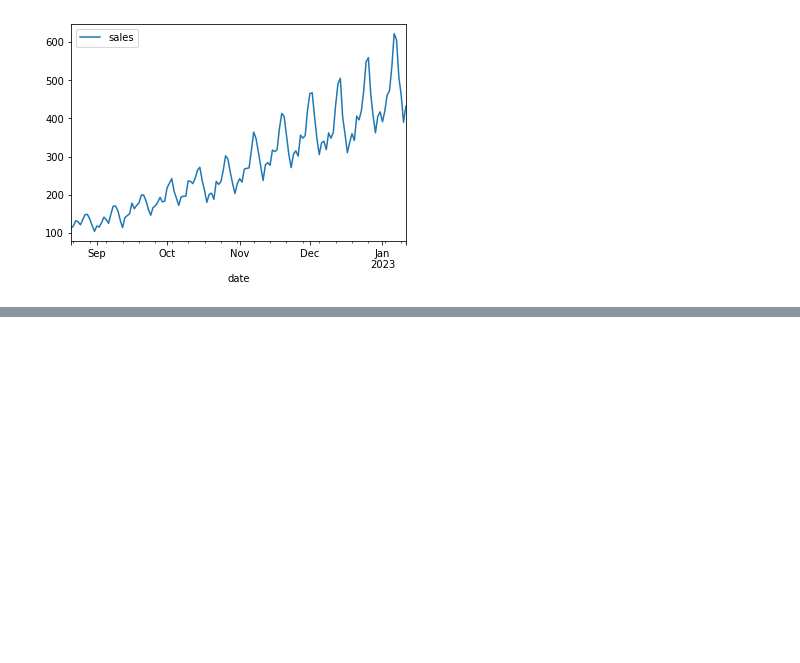
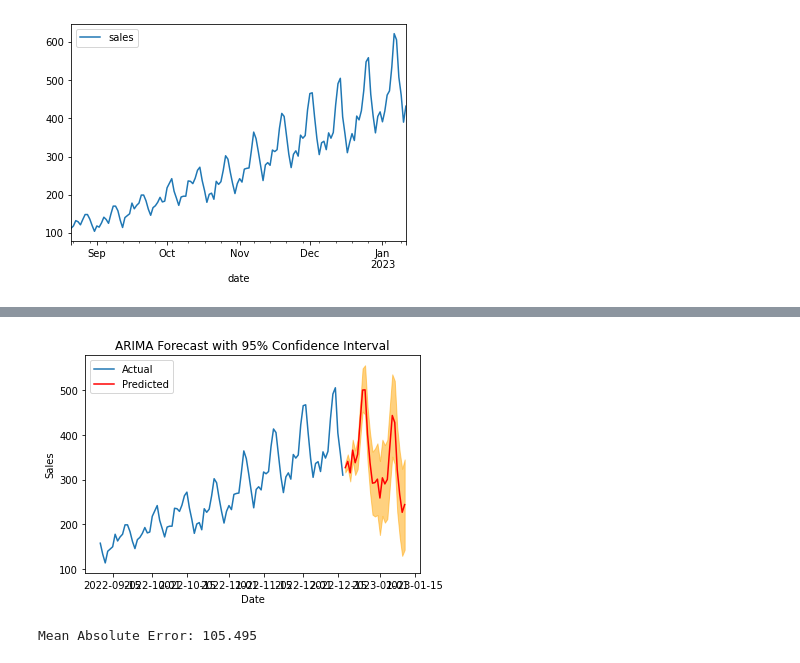
Before and after one commit to Olwar/sales-prediction-ex, a Jupyter notebook: sales_arima_fe.ipynb, the cells around one changed output, grey strips where cells are left out. Drawn from its saved outputs; the diff is of its cells as text; code cells hidden in the pictures; blank space fills up the shorter version.

```diff
--- a/sales_arima_fe.ipynb
+++ b/sales_arima_fe.ipynb
@@ -186,0 +185,52 @@ plt.show()
+# %%
+# import ARIMA
+from statsmodels.tsa.arima.model import ARIMA
+import matplotlib.pyplot as plt
+
+# drop all the values except top_k
+X_train = X_train[top_k]
+X_test = X_test[top_k]
+
+# create the model
+model = ARIMA(y_train, exog=X_train, order=(30,1,20))
+
+# fit the model
+model_fit = model.fit()
+
+# predict the sales
+forecast = model_fit.get_forecast(steps=len(y_test), exog=X_test)
+
+# get the predicted mean values
+y_pred = forecast.predicted_mean
+
+# get the confidence interval
+y_pred_conf_int = forecast.conf_int(alpha=0.05)
+
+# plot the actual data
+plt.plot(y_train, label='Actual')
+
+# plot the predicted mean values
+plt.plot(y_pred, label='Predicted', color='red')
+
+# plot the lower and upper bounds of the confidence interval as shaded regions
+plt.fill_between(y_pred_conf_int.index, y_pred_conf_int.iloc[:, 0], y_pred_conf_int.iloc[:, 1], color='orange', alpha=0.5)
+
+# add labels, title and legend
+plt.xlabel('Date')
+plt.ylabel('Sales')
+plt.title('ARIMA Forecast with 95% Confidence Interval')
+plt.legend()
+
+# show the plot
+plt.show()
+
+from sklearn.metrics import mean_absolute_error
+
+# calculate the mean absolute error
+mae = mean_absolute_error(y_test, y_pred)
+
+# print the mean absolute error
+print('Mean Absolute Error: %.3f' % mae)
+# %% [output]
+[figure, added]
+Mean Absolute Error: 105.495
```
Also changed, not shown: parts of 7 cells of this notebook, 4 other files.
